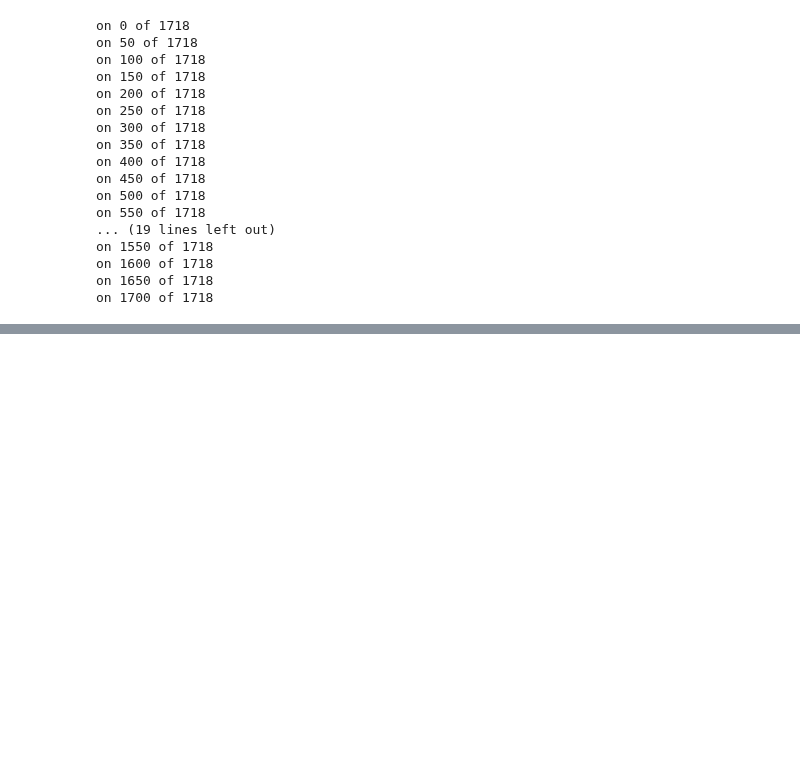
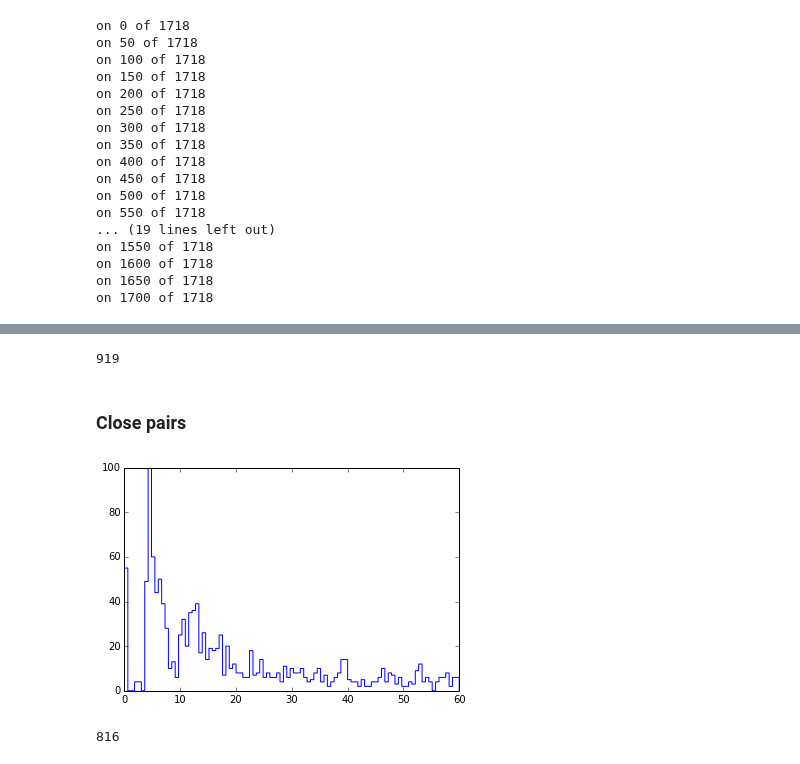
Before and after one commit to sagasurvey/erik, a Jupyter notebook: ipython_notebooks/Masterlist Generation.ipynb, the cells around one changed output, grey strips where cells are left out. Saved outputs shown, nothing was run; the diff lists cells and outputs as text; code cells hidden in the pictures; blank space fills up the shorter version.

```diff
--- a/ipython_notebooks/Masterlist Generation.ipynb
+++ b/ipython_notebooks/Masterlist Generation.ipynb
@@ -160,0 +191,16 @@ a=nsa[nsa['NSAID']==154218].show_in_browser()
+# %%
+msk = res['type']=='STAR'
+msk = msk & ~matched_mastercat['r'].mask  # only NSA objects
+print np.sum(msk)
+targeting.sampled_imagelist(res[msk], None, 100, names=matched_mastercat['NSAID'][msk]);
+# %% [output]
+919
+# %% [markdown]
+### Close pairs
+# %%
+mastercatcoo = coo.ICRS(mastercat['RA'].view(np.ndarray)*u.deg, mastercat['Dec'].view(np.ndarray)*u.deg)
+idx, d2d, d3d = mastercatcoo.match_to_catalog_sky(mastercatcoo, 2)
+# %%
+plt.hist(d2d.arcsec,bins=np.linspace(0,60, 100),histtype='step');
+# %% [output]
+[figure, added]
@@ -160,0 +210,9 @@ a=nsa[nsa['NSAID']==154218].show_in_browser()
+# %%
+#close pairs *and* type=star
+matchedd2d = d2d[res['mastercat_idx']]
+matchedidx = idx[res['mastercat_idx']]
+msk = (res['type']=='STAR')&(matchedd2d.arcmin>3)
+print np.sum(msk)
+targeting.sampled_imagelist(matched_mastercat[msk]['RA'],matched_mastercat[msk]['Dec'],25,names=matched_mastercat['NSAID'][msk]);
+# %% [output]
+816
```
Also changed, not shown: parts of 8 cells of this notebook, 1 other file.
